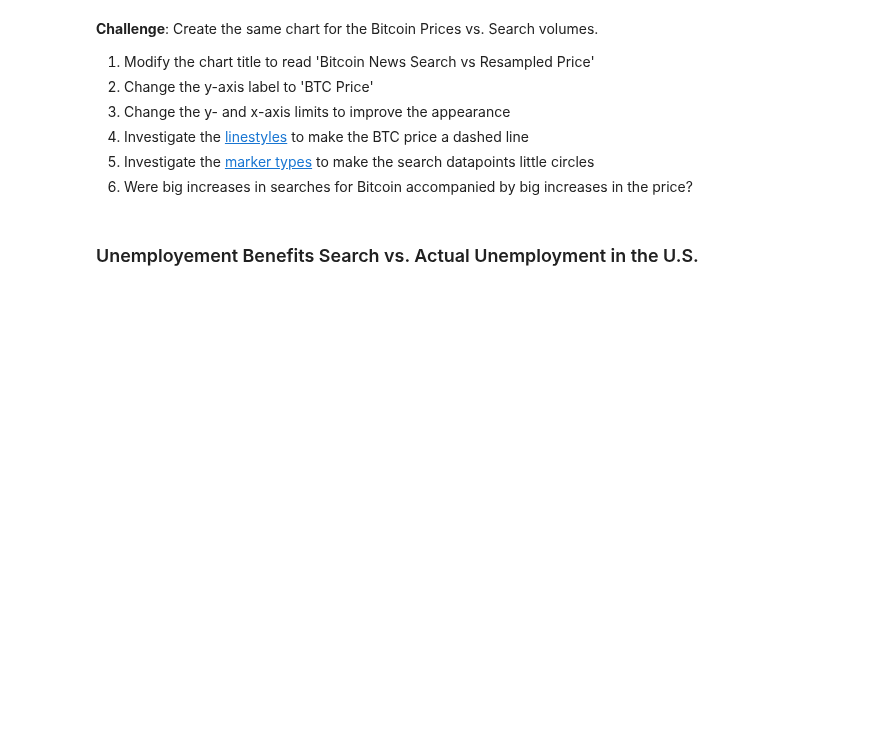
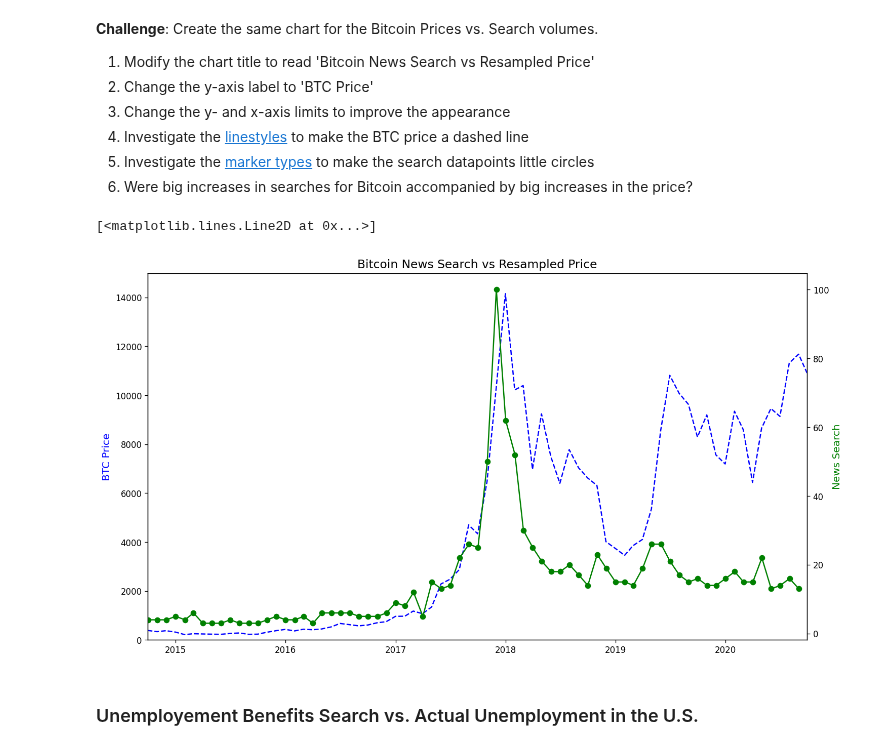
Before and after one commit to kvanst3/Backend, a Jupyter notebook: Data Science/Google Trends Data Viz/Google Trends and Data Visualisation (start).ipynb, the cells around one changed output. Drawn from its saved outputs; the diff is of its cells as text; code cells hidden in the pictures; blank space fills up the shorter version.

Commit message:
btc chart rendered

```diff
--- a/Data Science/Google Trends Data Viz/Google Trends and Data Visualisation (start).ipynb
+++ b/Data Science/Google Trends Data Viz/Google Trends and Data Visualisation (start).ipynb
@@ -277,6 +271,24 @@ ax2.plot(df_tesla.MONTH, df_tesla.TSLA_WEB_SEARCH, color='skyblue', linewidth=3)
 4. Investigate the [linestyles](https://matplotlib.org/3.2.1/api/_as_gen/matplotlib.pyplot.plot.html ) to make the BTC price a dashed line <br>
 5. Investigate the [marker types](https://matplotlib.org/3.2.1/api/markers_api.html) to make the search datapoints little circles <br>
 6. Were big increases in searches for Bitcoin accompanied by big increases in the price?
+# %%
+plt.figure(figsize=(14,8), dpi=120)
+plt.title('Bitcoin News Search vs Resampled Price', fontsize=14)
+
+ax1 = plt.gca()
+ax2 = plt.twinx(ax1)
+
+ax1.set_ylabel("BTC Price", fontsize=12, color='b')
+ax2.set_ylabel('News Search', fontsize=12, color='g')
+
+ax1.set_ylim([0, 15000])
+ax1.set_xlim([df_btc_price_month.DATE.min(), df_btc_price_month.DATE.max()])
+
+ax1.plot(df_btc_price_month.DATE, df_btc_price_month.CLOSE, 'b', linestyle='dashed')
+ax2.plot(df_btc_search.MONTH, df_btc_search.BTC_NEWS_SEARCH, 'g', marker='o')
+# %% [output]
+[<matplotlib.lines.Line2D at 0x...>]
+[figure, added]
 # %% [markdown]
 ### Unemployement Benefits Search vs. Actual Unemployment in the U.S.
 # %% [markdown]
```
Also changed, not shown: parts of 4 cells of this notebook.
